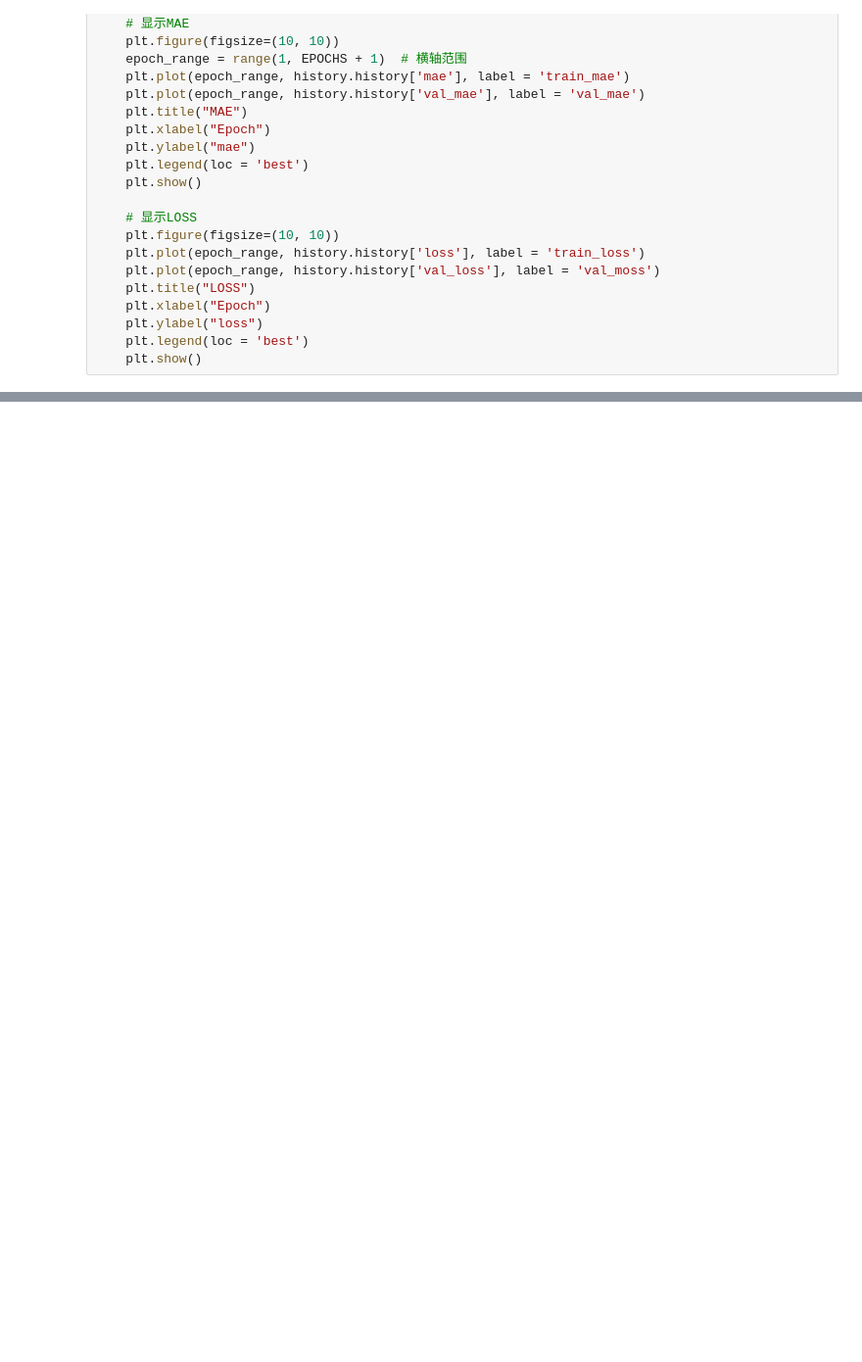
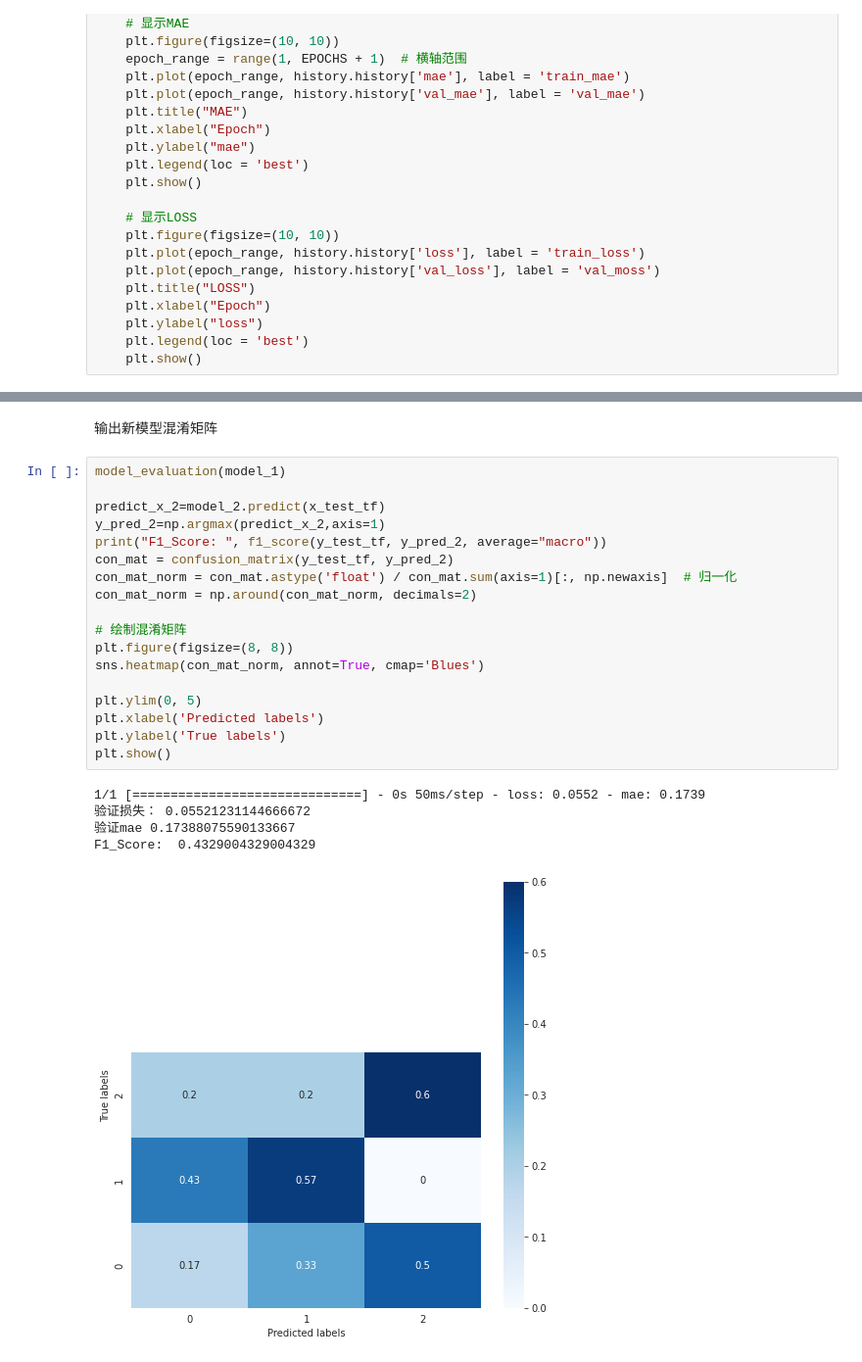
Before and after one commit to LonelyFantasy/MachineLearning, a Jupyter notebook: GUET/experiment/SY_dataset/实验2/experience_2.ipynb, the cells around one changed output, grey strips where cells are left out. Shown at 98% size. Saved outputs shown, nothing was run; the diff lists cells and outputs as text; blank space fills up the shorter version.

```diff
--- a/GUET/experiment/SY_dataset/实验2/experience_2.ipynb
+++ b/GUET/experiment/SY_dataset/实验2/experience_2.ipynb
@@ -276,0 +398,26 @@ F1_Score:  0.4123533471359559
+# %% [markdown]
+输出新模型混淆矩阵
+# %%
+model_evaluation(model_1)
+
+predict_x_2=model_2.predict(x_test_tf)
+y_pred_2=np.argmax(predict_x_2,axis=1)
+print("F1_Score: ", f1_score(y_test_tf, y_pred_2, average="macro"))
+con_mat = confusion_matrix(y_test_tf, y_pred_2)
+con_mat_norm = con_mat.astype('float') / con_mat.sum(axis=1)[:, np.newaxis]  # 归一化
+con_mat_norm = np.around(con_mat_norm, decimals=2)
+
+# 绘制混淆矩阵
+plt.figure(figsize=(8, 8))
+sns.heatmap(con_mat_norm, annot=True, cmap='Blues')
+
+plt.ylim(0, 5)
+plt.xlabel('Predicted labels')
+plt.ylabel('True labels')
+plt.show()
+# %% [output]
+1/1 [==============================] - 0s 50ms/step - loss: 0.0552 - mae: 0.1739
+验证损失： 0.05521231144666672
+验证mae 0.17388075590133667
+F1_Score:  0.4329004329004329
+[figure, added]
```
Also changed, not shown: parts of 25 cells of this notebook.
